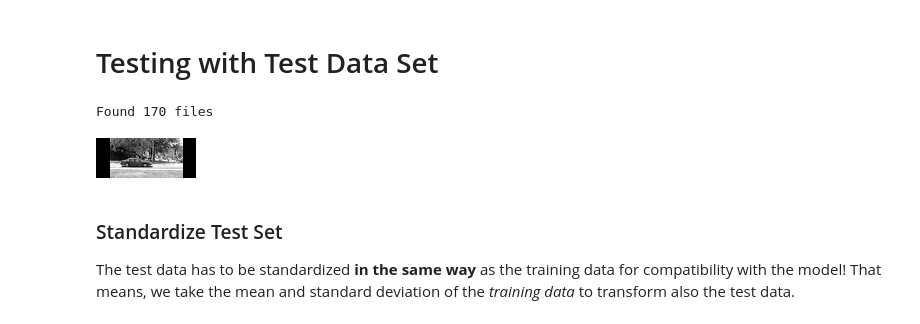
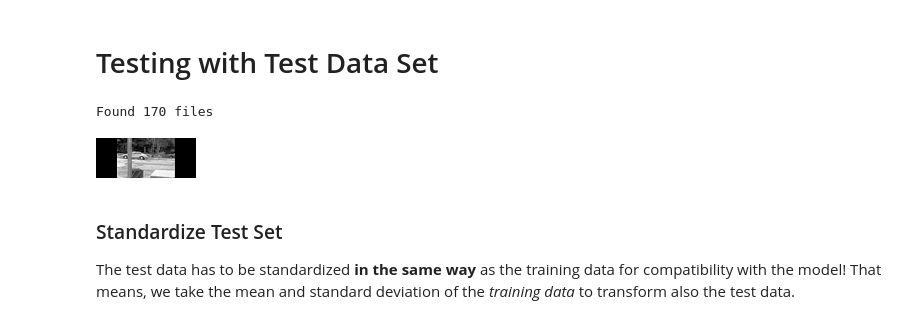
Before and after one commit to tuwien-musicir/DeepLearning_Tutorial, a Jupyter notebook: Car_recognition.ipynb, the cells around one changed output. Saved outputs shown, nothing was run; the diff lists cells and outputs as text; code cells hidden in the pictures.

```diff
--- a/Car_recognition.ipynb
+++ b/Car_recognition.ipynb
@@ -285,7 +285,7 @@ for filename in files:
         test_images.append(np.array(img_resized))
         #print img.size, img_resized.size
 # %%
-i=0
+i=3
 Image.fromarray(test_images[i])
 # %% [output]
-[figure, old version]
+[figure, new version]
```
Also changed, not shown: parts of 7 cells of this notebook.
